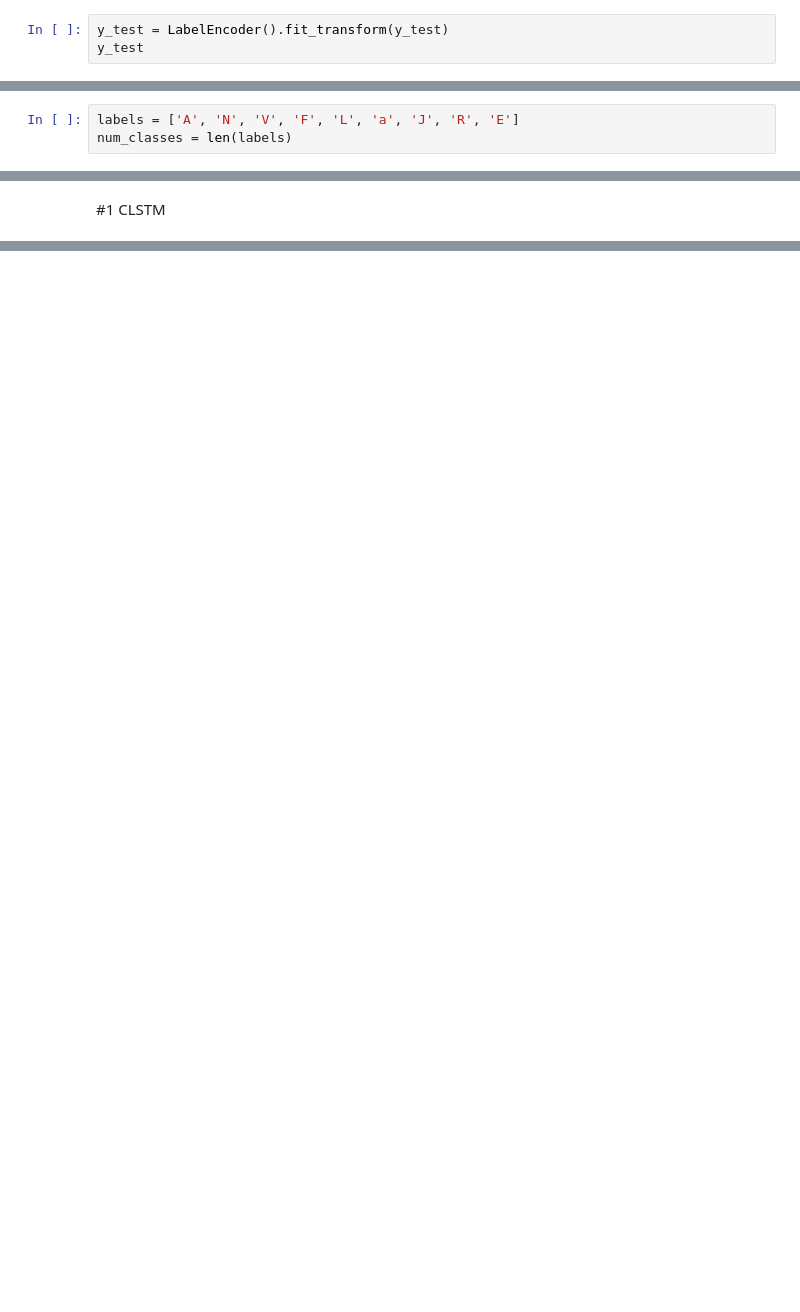
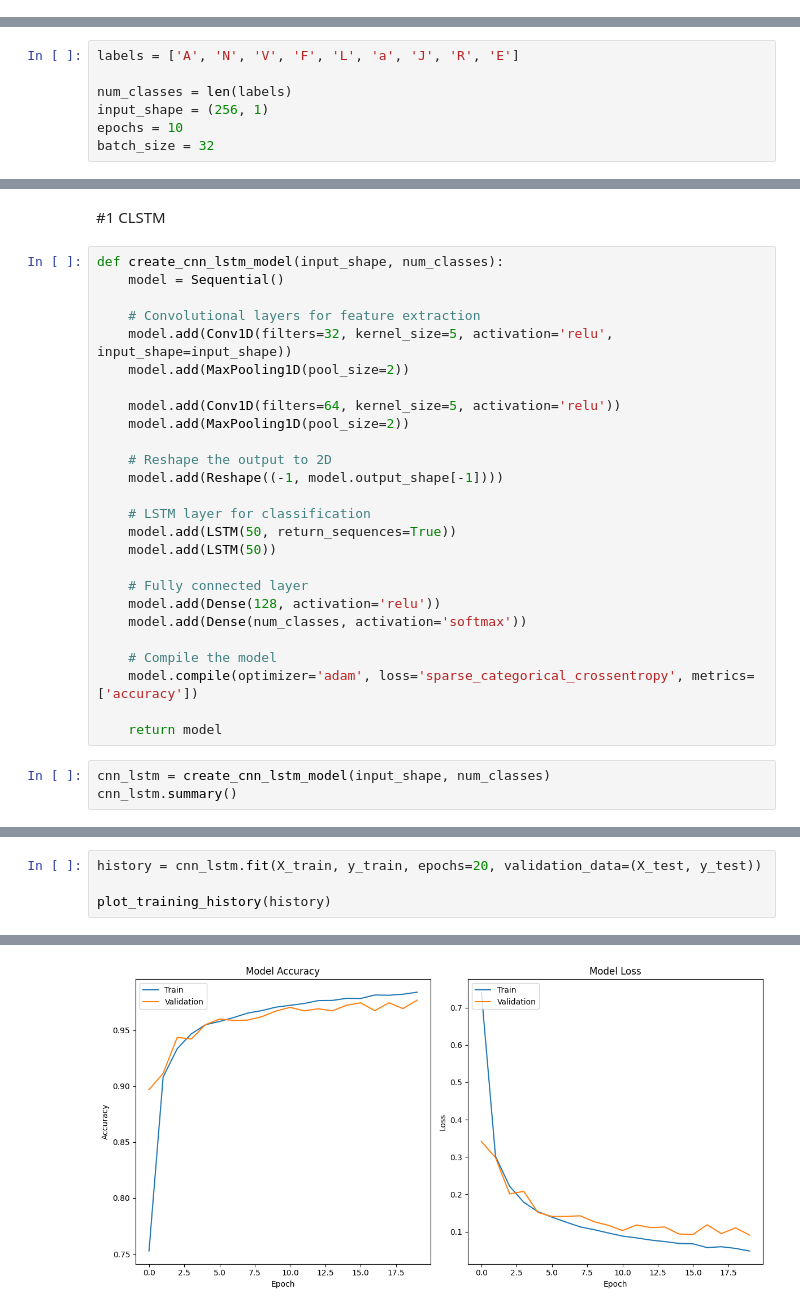
Before and after one commit to macreai/Arrhytmia-Detection-Explainable, a Jupyter notebook: python_TA/classification.ipynb, the cells around one changed output, grey strips where cells are left out. Drawn from its saved outputs; the diff is of its cells as text; blank space fills up the shorter version.

Commit message:
classification progress

```diff
--- a/python_TA/classification.ipynb
+++ b/python_TA/classification.ipynb
@@ -148,3 +99,0 @@ array([7, 6, 6, ..., 4, 4, 6])
-# %%
-y_test = LabelEncoder().fit_transform(y_test)
-y_test
@@ -154,4 +101,8 @@ array([7, 6, 6, ..., 4, 4, 6], dtype=int64)
 Classification Phase
 # %%
 labels = ['A', 'N', 'V', 'F', 'L', 'a', 'J', 'R', 'E']
+
 num_classes = len(labels)
+input_shape = (256, 1)
+epochs = 10
+batch_size = 32
@@ -158,2 +138,31 @@ num_classes = len(labels)
 # %% [markdown]
 #1 CLSTM
+# %%
+def create_cnn_lstm_model(input_shape, num_classes):
+    model = Sequential()
+
+    # Convolutional layers for feature extraction
+    model.add(Conv1D(filters=32, kernel_size=5, activation='relu', input_shape=input_shape))
+    model.add(MaxPooling1D(pool_size=2))
+
+    model.add(Conv1D(filters=64, kernel_size=5, activation='relu'))
+    model.add(MaxPooling1D(pool_size=2))
+
+    # Reshape the output to 2D
+    model.add(Reshape((-1, model.output_shape[-1])))
+
+    # LSTM layer for classification
+    model.add(LSTM(50, return_sequences=True))
+    model.add(LSTM(50))
+
+    # Fully connected layer
+    model.add(Dense(128, activation='relu'))
+    model.add(Dense(num_classes, activation='softmax'))
+
+    # Compile the model
+    model.compile(optimizer='adam', loss='sparse_categorical_crossentropy', metrics=['accuracy'])
+
+    return model
+# %%
+cnn_lstm = create_cnn_lstm_model(input_shape, num_classes)
+cnn_lstm.summary()
@@ -159,0 +187,5 @@ num_classes = len(labels)
+# %%
+history = cnn_lstm.fit(X_train, y_train, epochs=20, validation_data=(X_test, y_test))
+
+plot_training_history(history)
+# %% [output]
@@ -159,0 +209 @@ num_classes = len(labels)
+[figure, added]
```
Also changed, not shown: parts of 33 cells of this notebook, 2 other files.
